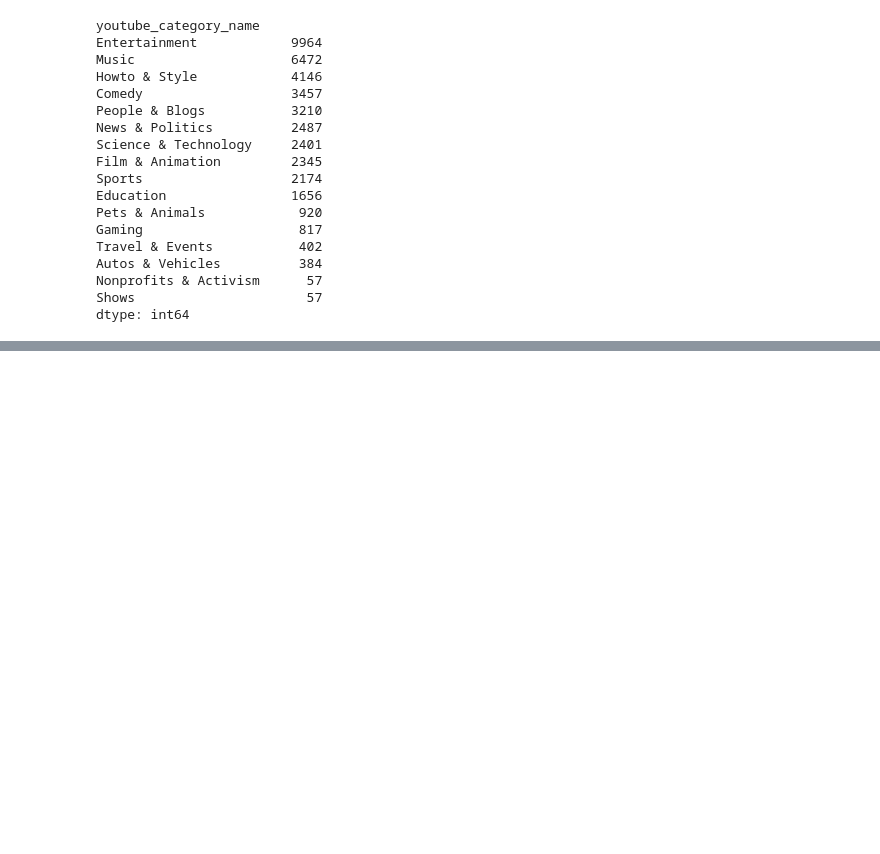
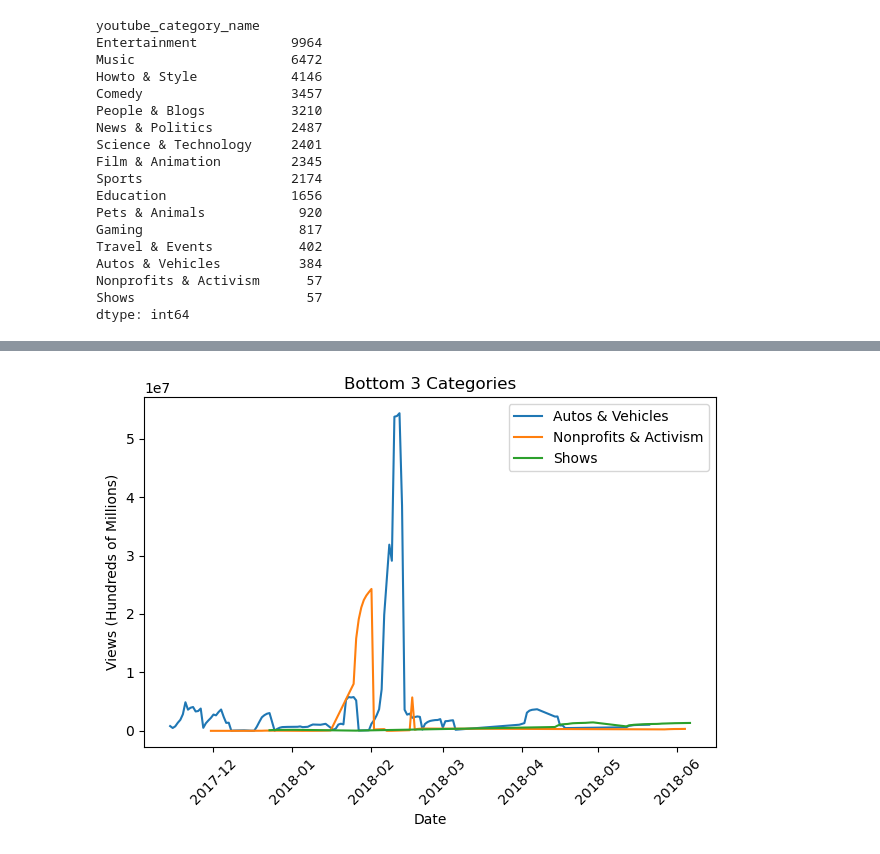
Before and after one commit to russellcha1/EDA-case-study, a Jupyter notebook: EDA-case-study.ipynb, the cells around one changed output, grey strips where cells are left out. Cells and saved outputs as stored; diff of their text form; code cells hidden in the pictures; blank space fills up the shorter version.

```diff
--- a/EDA-case-study.ipynb
+++ b/EDA-case-study.ipynb
@@ -288,0 +326,23 @@ dtype: int64
+# %%
+# What is the least trending category at a certain point in time
+
+category_views = us_df.groupby(['youtube_category_name', 'trending_date'])['views'].sum()
+auto_views = category_views['Autos & Vehicles']
+nonprofit_views = category_views['Nonprofits & Activism']
+shows_views = category_views['Shows']
+
+plt.plot(auto_views.index, auto_views.values, label="Autos & Vehicles")
+plt.plot(nonprofit_views.index, nonprofit_views.values, label="Nonprofits & Activism")
+plt.plot(shows_views.index, shows_views.values, label="Shows")
+
+
+plt.title("Bottom 3 Categories")
+plt.xlabel("Date")
+plt.ylabel("Views (Hundreds of Millions)")
+plt.xticks(rotation=45)
+plt.legend()
+
+plt.tight_layout()
+plt.show()
+# %% [output]
+[figure, added]
```
Also changed, not shown: parts of 8 cells of this notebook, 1 other file.
